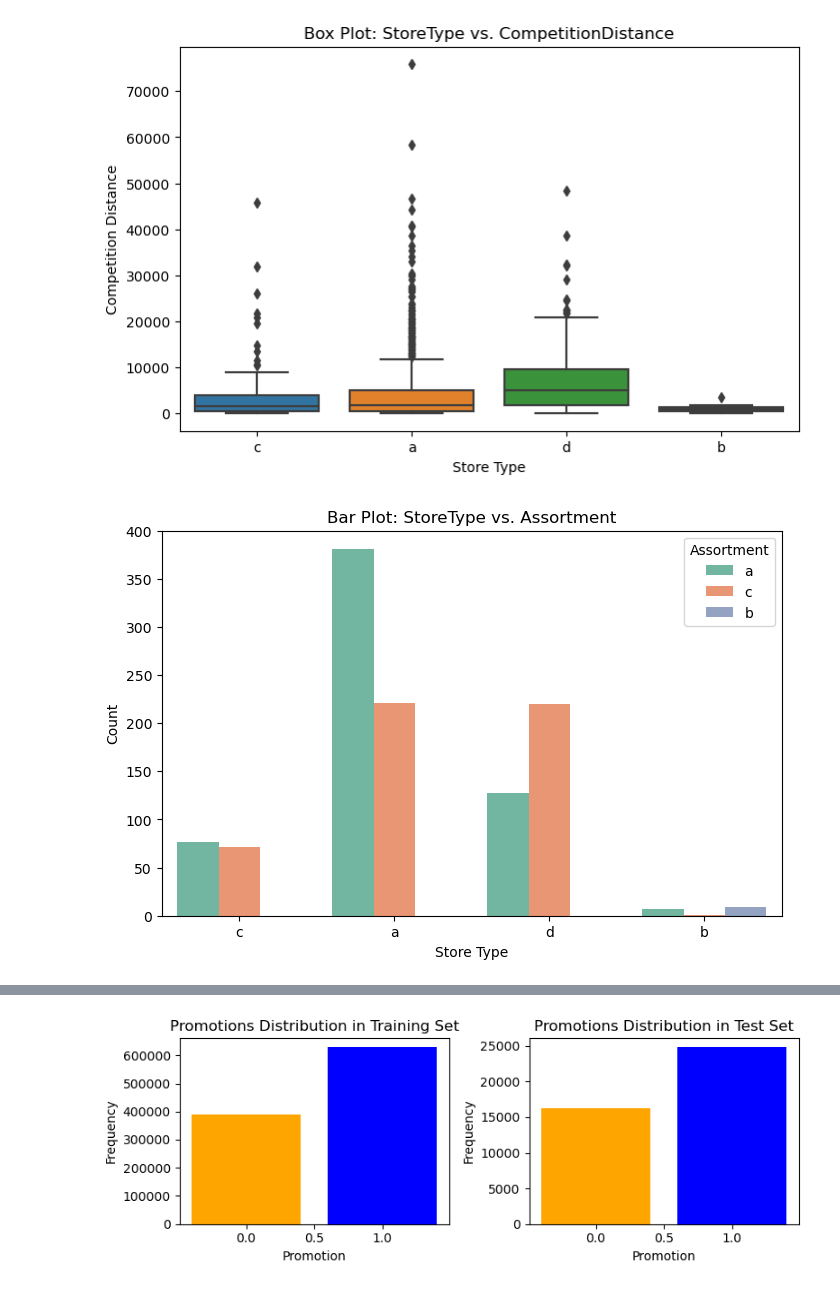
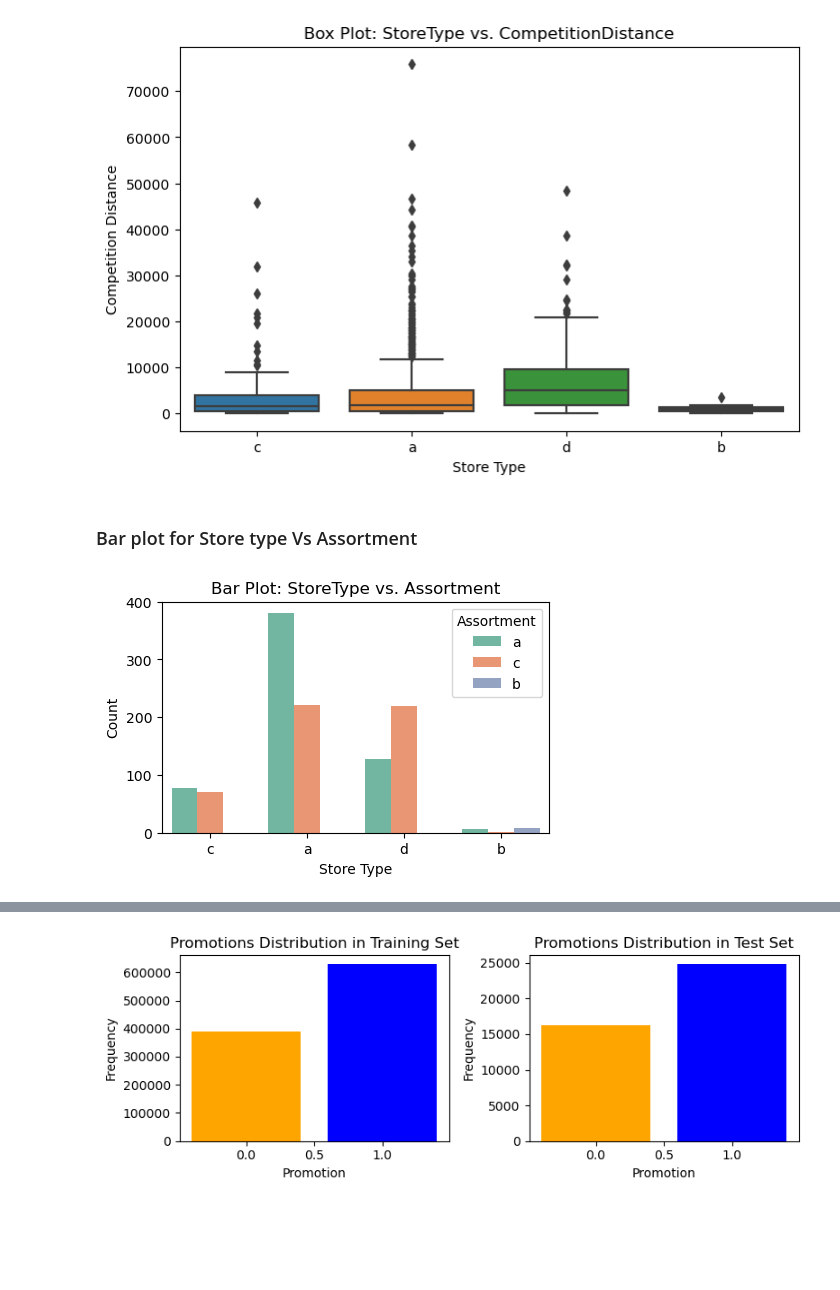
Before and after one commit to Hemamagam/Project-6--Pharmaceutical-Sale-Prediction-, a Jupyter notebook: Task1_purchase_behaviour.ipynb, the cells around one changed output, grey strips where cells are left out. Cells and saved outputs as stored; diff of their text form; code cells hidden in the pictures; blank space fills up the shorter version.

```diff
--- a/Task1_purchase_behaviour.ipynb
+++ b/Task1_purchase_behaviour.ipynb
@@ -752,12 +783,14 @@ plt.ylabel('Competition Distance')
 plt.show()
 # %% [output]
 [figure]
+# %% [markdown]
+### Bar plot for Store type Vs Assortment
 # %%
-plt.figure(figsize=(8, 5))
+plt.figure(figsize=(5, 3))
 sns.countplot(x='StoreType', hue='Assortment', data=pharma_store, palette='Set2')
 plt.title('Bar Plot: StoreType vs. Assortment')
 plt.xlabel('Store Type')
 plt.ylabel('Count')
 plt.show()
 # %% [output]
-[figure, old version]
+[figure, new version]
```
Also changed, not shown: parts of 4 cells of this notebook.
